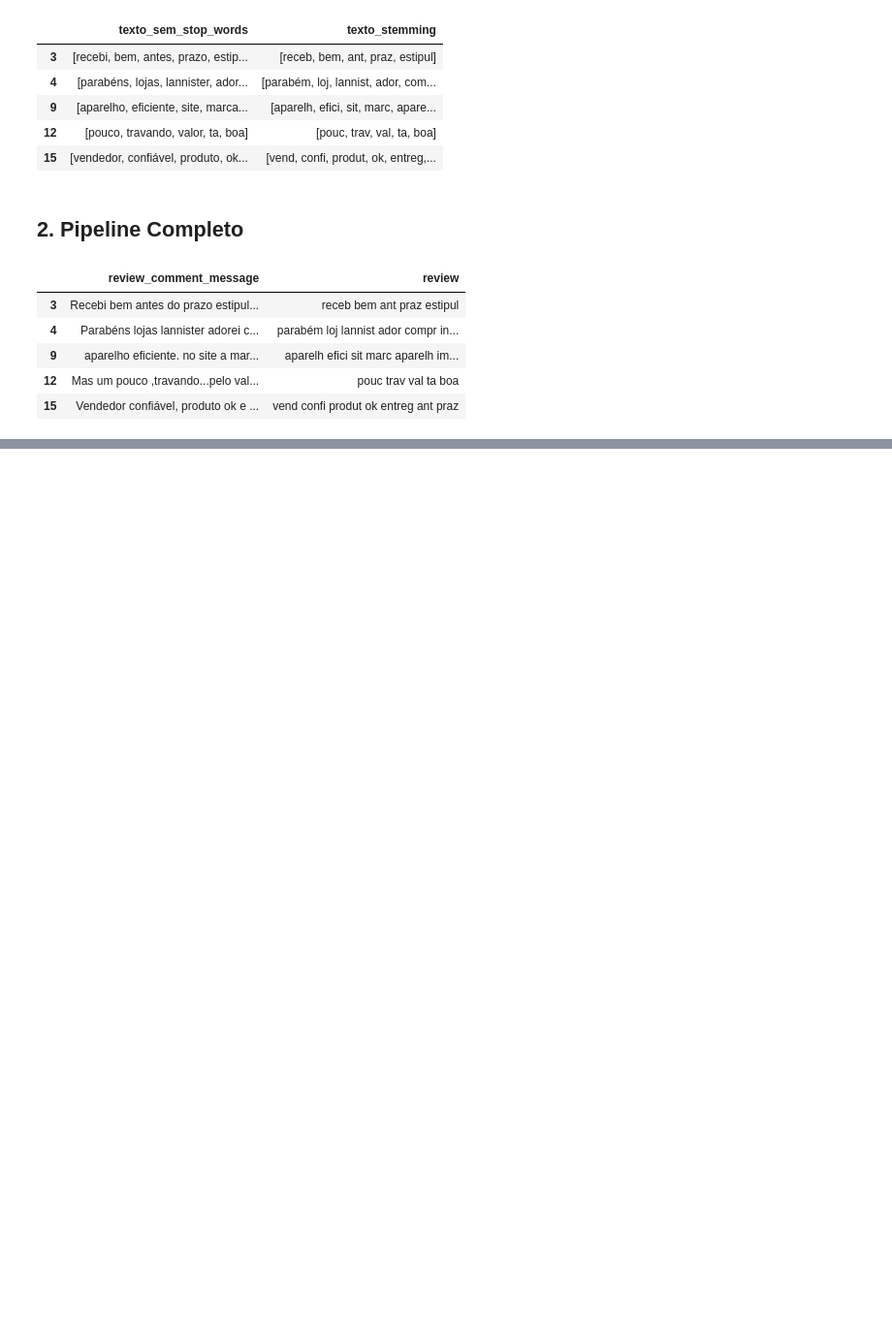
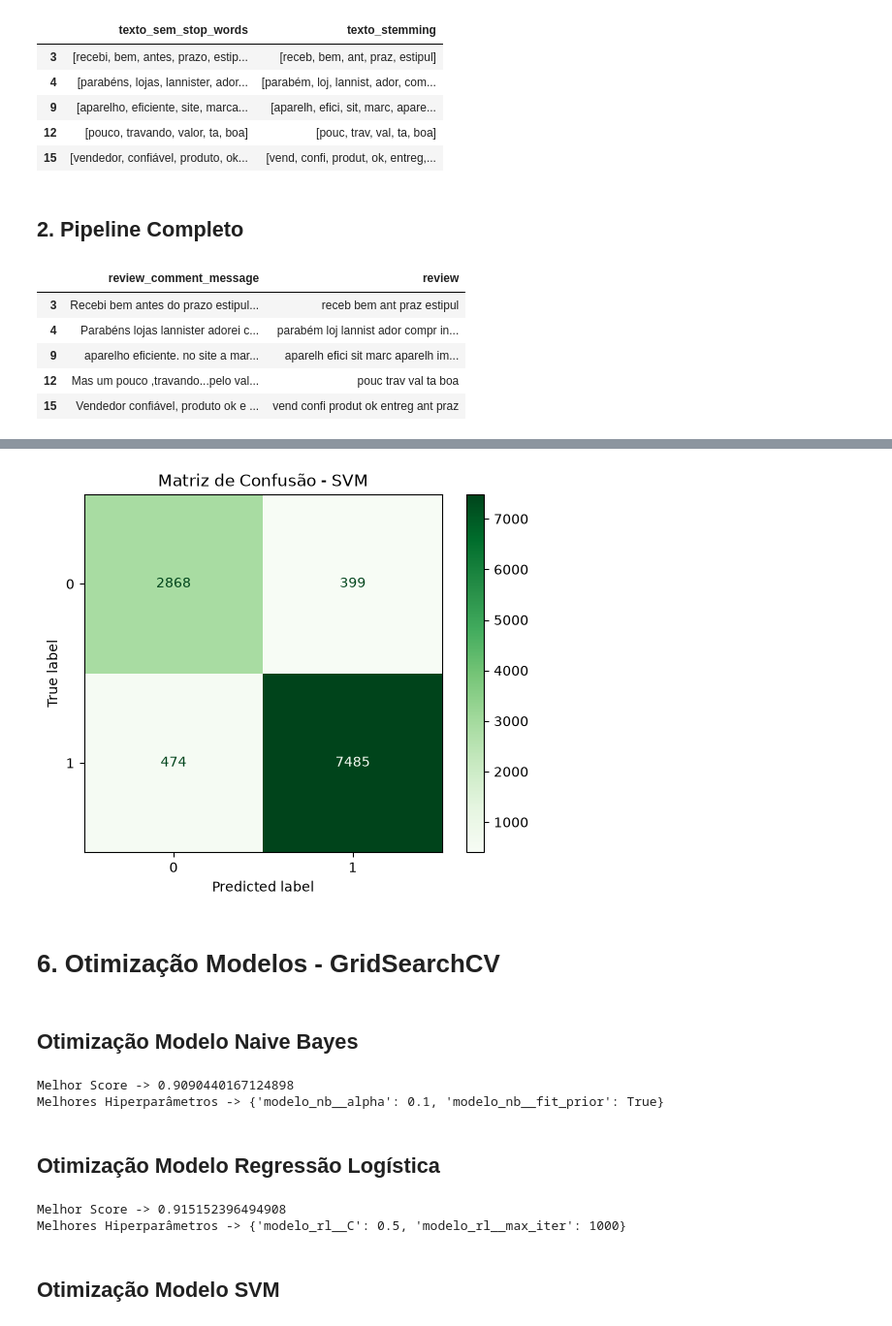
Before and after one commit to RenanTrevelim/olist-nlp-audit, a Jupyter notebook: notebooks/03_bow_ngram_models.ipynb, the cells around one changed output, grey strips where cells are left out. Shown at 97% size. Saved outputs shown, nothing was run; the diff lists cells and outputs as text; code cells hidden in the pictures; blank space fills up the shorter version.

```diff
--- a/notebooks/03_bow_ngram_models.ipynb
+++ b/notebooks/03_bow_ngram_models.ipynb
@@ -170,0 +338,7 @@ dados[["review_comment_message", "review"]].head()
+# %%
+pipeline_svm = Pipeline([
+    ("vectorizer", vectorizer),
+    ("modelo_svm", LinearSVC(class_weight="balanced", random_state=42))
+])
+
+pipeline_svm.fit(X_treino, y_treino)
@@ -170,0 +366,66 @@ dados[["review_comment_message", "review"]].head()
+# %%
+ConfusionMatrixDisplay.from_estimator(pipeline_svm, X_teste, y_teste, cmap="Greens")
+plt.title("Matriz de Confusão - SVM")
+plt.show()
+# %% [output]
+[figure, added]
+# %% [markdown]
+# 6. Otimização Modelos - GridSearchCV
+# %% [markdown]
+## Otimização Modelo Naive Bayes
+# %%
+pipeline_nb = Pipeline([
+    ("vectorizer", vectorizer),
+    ("modelo_nb", MultinomialNB())
+])
+
+param_grid_nb = {
+    "modelo_nb__alpha": [0.1, 0.5, 1.0, 2.0],
+    "modelo_nb__fit_prior": [True, False]
+}
+
+cv = StratifiedKFold(n_splits=5, shuffle=True, random_state=42)
+
+grid_nb = GridSearchCV(
+    estimator=pipeline_nb,
+    param_grid=param_grid_nb,
+    scoring="f1_macro",
+    cv=cv
+)
+
+grid_nb.fit(X_treino, y_treino)
+
+print(f"Melhor Score -> {grid_nb.best_score_}")
+print(f"Melhores Hiperparâmetros -> {grid_nb.best_params_}")
+# %% [output]
+Melhor Score -> 0.9090440167124898
+Melhores Hiperparâmetros -> {'modelo_nb__alpha': 0.1, 'modelo_nb__fit_prior': True}
+# %% [markdown]
+## Otimização Modelo Regressão Logística
+# %%
+pipeline_rl = Pipeline([
+    ("vectorizer", vectorizer),
+    ("modelo_rl", LogisticRegression(random_state=42, class_weight="balanced"))
+])
+
+param_grid_rl = {
+    "modelo_rl__C": [0.1, 0.5, 1.0],
+    "modelo_rl__max_iter": [1000, 2000, 3000]
+}
+
+grid_rl = GridSearchCV(
+    estimator=pipeline_rl,
+    param_grid=param_grid_rl,
+    scoring="f1_macro",
+    cv=cv
+)
+
+grid_rl.fit(X_treino, y_treino)
+
+print(f"Melhor Score -> {grid_rl.best_score_}")
+print(f"Melhores Hiperparâmetros -> {grid_rl.best_params_}")
+# %% [output]
+Melhor Score -> 0.915152396494908
+Melhores Hiperparâmetros -> {'modelo_rl__C': 0.5, 'modelo_rl__max_iter': 1000}
+# %% [markdown]
+## Otimização Modelo SVM
```
Also changed, not shown: parts of 36 cells of this notebook.
